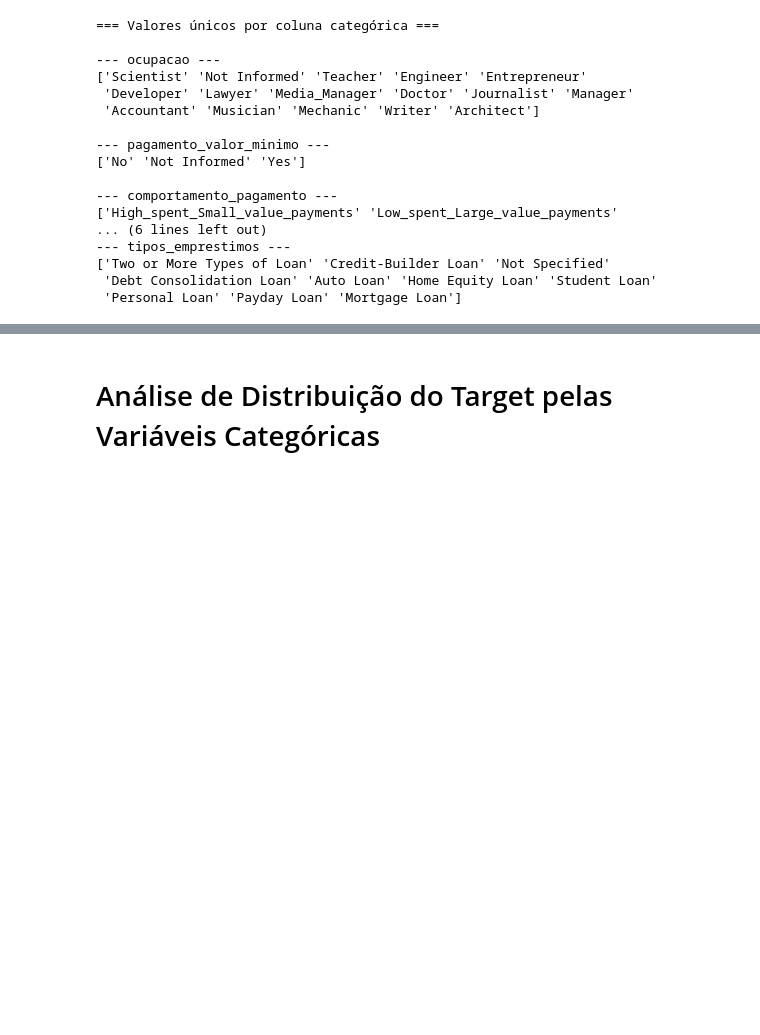
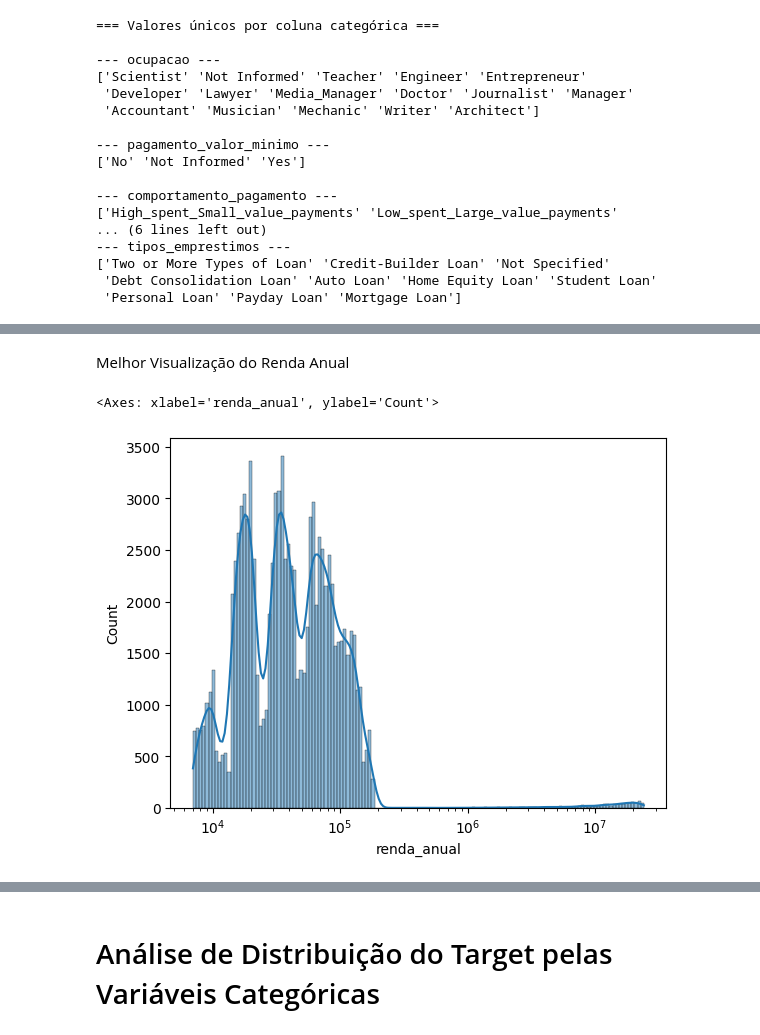
Before and after one commit to DanielllCouto/quantum-finance-credit-score, a Jupyter notebook: notebooks/processamento-dados.ipynb, the cells around one changed output, grey strips where cells are left out. Drawn from its saved outputs; the diff is of its cells as text; code cells hidden in the pictures; blank space fills up the shorter version.

```diff
--- a/notebooks/processamento-dados.ipynb
+++ b/notebooks/processamento-dados.ipynb
@@ -2528,0 +2571,7 @@ for col in df_categoricas.columns:
+# %% [markdown]
+Melhor Visualização do Renda Anual
+# %%
+sns.histplot(df_numericas['renda_anual'], kde=True, log_scale=True)
+# %% [output]
+<Axes: xlabel='renda_anual', ylabel='Count'>
+[figure, added]
```
Also changed, not shown: parts of 23 cells of this notebook, 1 other file.
